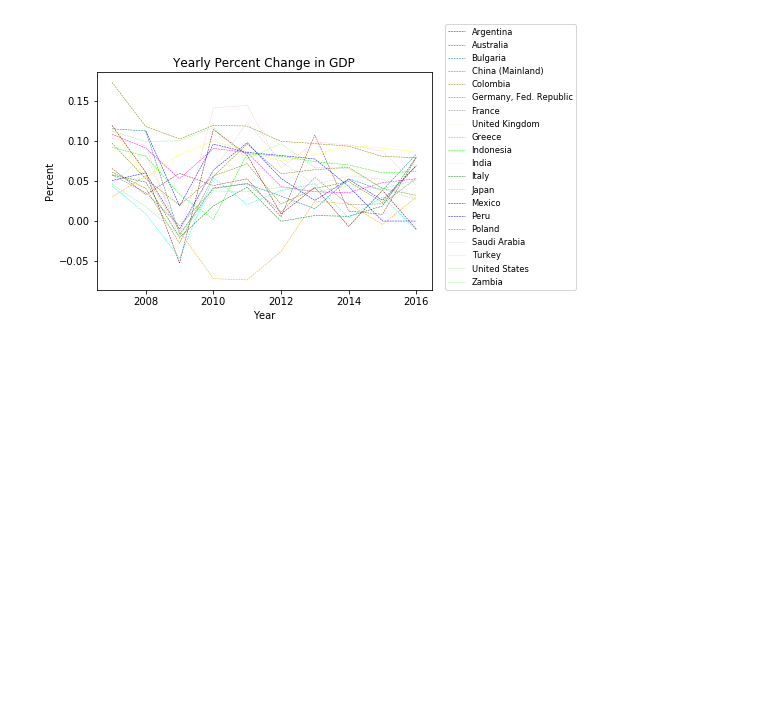
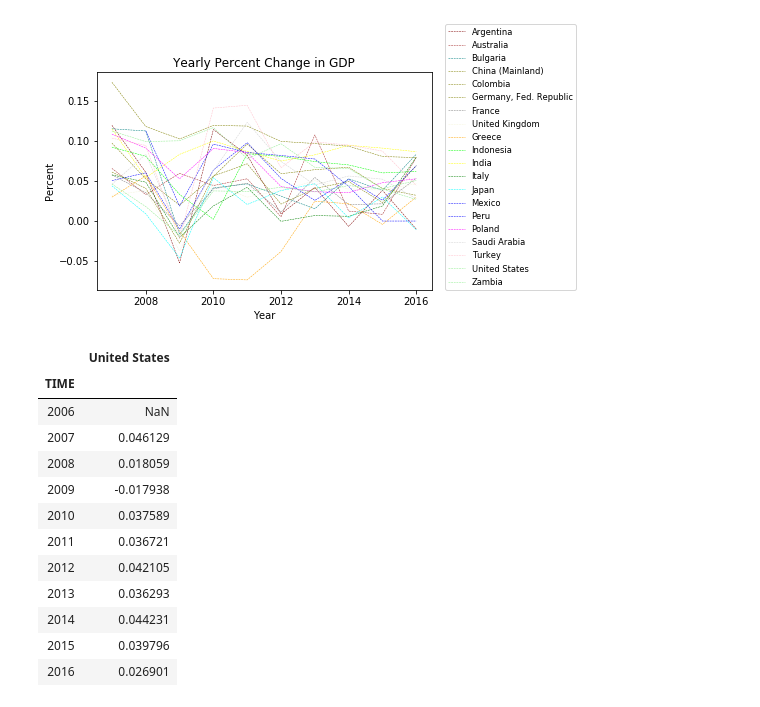
Before and after one commit to cmboone2005/Project1, a Jupyter notebook: DataSets/gdp_comparison.ipynb, the cells around one changed output. Cells and saved outputs as stored; diff of their text form; code cells hidden in the pictures; blank space fills up the shorter version.

```diff
--- a/DataSets/gdp_comparison.ipynb
+++ b/DataSets/gdp_comparison.ipynb
@@ -268,3 +268,22 @@ plt.ylabel("Percent")
 # %% [output]
 Text(0, 0.5, 'Percent')
 [figure]
+# %%
+#U S A, U S A
+usa_gdp = pd.DataFrame(pct_gdp['United States'])
+
+usa_gdp
+# %% [output]
+|  | United States |
+| TIME |  |
+| 2006 | NaN |
+| 2007 | 0.046129 |
+| 2008 | 0.018059 |
+| 2009 | -0.017938 |
+| 2010 | 0.037589 |
+| 2011 | 0.036721 |
+| 2012 | 0.042105 |
+| 2013 | 0.036293 |
+| 2014 | 0.044231 |
+| 2015 | 0.039796 |
+| 2016 | 0.026901 |
```
Also changed, not shown: parts of 2 cells of this notebook.
